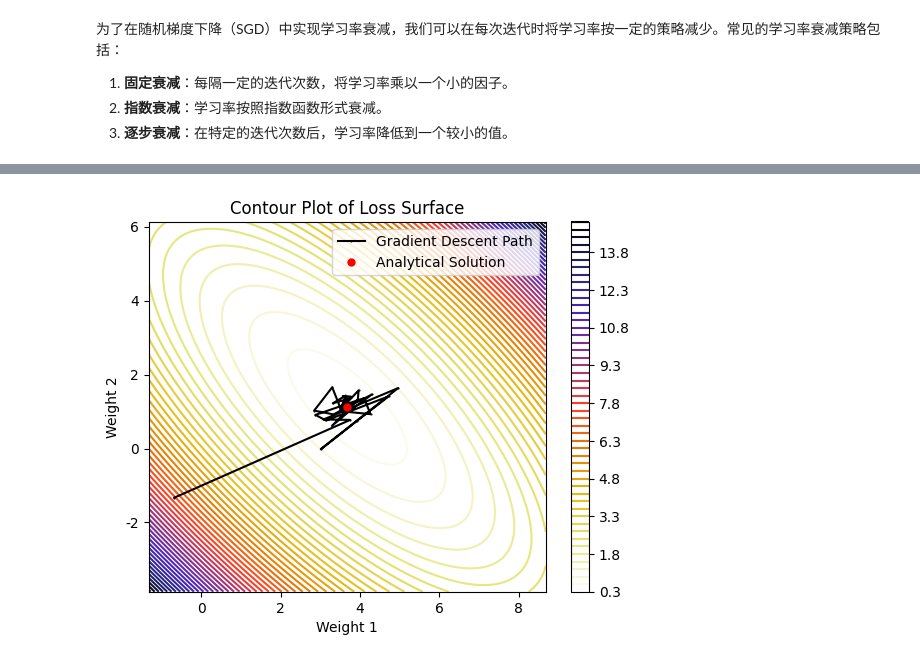
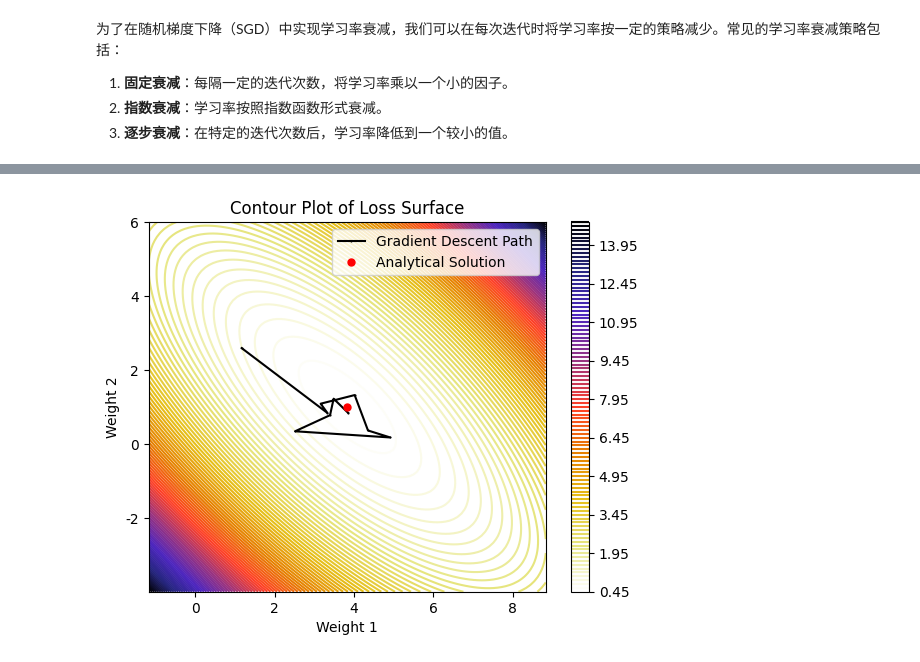
Before and after one commit to KevinCJM/FinTech, a Jupyter notebook: DeepLearning/3.1.3_SGD.ipynb, the cells around one changed output, grey strips where cells are left out. Saved outputs shown, nothing was run; the diff lists cells and outputs as text; code cells hidden in the pictures.

```diff
--- a/DeepLearning/3.1.3_SGD.ipynb
+++ b/DeepLearning/3.1.3_SGD.ipynb
@@ -73,9 +73,11 @@ $$
 # %%
 import numpy as np
 
+# 随机数据数量
+num_of_data = 20000
 # 生成数据
 np.random.seed(0)
-x_value = np.random.rand(100, 2)
-y_value = 4 * x_value[:, 0] + 0.5 * x_value[:, 1] + np.random.randn(100)  # 增加随机噪声
+x_value = np.random.rand(num_of_data, 2)
+y_value = 4 * x_value[:, 0] + 0.5 * x_value[:, 1] + np.random.randn(num_of_data)  # 增加随机噪声
 y_value
 # %% [output]
@@ -201,8 +175,8 @@ import numpy as np
 
 # 生成数据
 np.random.seed(0)
-x_value = np.random.rand(100, 2)
-y_value = 4 * x_value[:, 0] + 1 * x_value[:, 1] + np.random.randn(100)  # 增加随机噪声
+x_value = np.random.rand(num_of_data, 2)
+y_value = 4 * x_value[:, 0] + 1 * x_value[:, 1] + np.random.randn(num_of_data)  # 增加随机噪声
 
 # 添加偏置项列 (全1列)
 # x_value = np.hstack([x_value, np.ones((x_value.shape[0], 1))])  # x_value 现在是 100 x 3
@@ -210,11 +184,11 @@ y_value = 4 * x_value[:, 0] + 1 * x_value[:, 1] + np.random.randn(100)  # 增加
 # 初始化权重
 w = np.random.randn(2)  # 包括了对应于偏置项的权重
 
+# 总迭代次数
+iterations = 10000
+
 # 设置初始学习率
 initial_learning_rate = 0.99
-
-# 总迭代次数
-iterations = 10000
 
 # 计算衰减率
 final_learning_rate = 0.00001
@@ -282,13 +256,68 @@ loss_np
 # %%
+import time
+import numpy as np
 import matplotlib.pyplot as plt
+
+# 生成数据
+num_of_data = 200
+np.random.seed(0)
+x_value = np.random.rand(num_of_data, 2)
+y_value = 4 * x_value[:, 0] + 1 * x_value[:, 1] + np.random.randn(num_of_data)  # 增加随机噪声
+
+# 初始化权重
+w = np.random.randn(2)  # 包括了对应于偏置项的权重
+
+# 总迭代次数
+iterations = 1000
+# 设置初始学习率
+initial_learning_rate = 0.99
+learning_rate = initial_learning_rate
+# 最小学习率
+min_learning_rate = 0.01
 
 
 def mse_loss(x, y, w_i):
     n = len(y)
-    y_pred = x.dot(w_i)
-    loss = (1 / n) * np.sum(0.5 * (y_pred - y) ** 2)
-    return loss
+    y_p = x.dot(w_i)
+    the_loss = (1 / n) * np.sum(0.5 * (y_p - y) ** 2)
+    return the_loss
 
+
+# 执行 SGD
+weight_history = []
+s_t = time.time()
+for iteration in range(iterations):
+    # 计算当前学习率
+    learning_rate = max(min_learning_rate, learning_rate - (initial_learning_rate - min_learning_rate) / iterations)
+
+    # 随机选择一个样本
+    i = np.random.randint(0, x_value.shape[0])
+    x_i = x_value[i, :]
+    y_i = y_value[i]
+
+    # 计算预测值
+    y_pred = np.dot(x_i, w)
+
+    # 计算梯度
+    gradient = (y_pred - y_i) * x_i
+
+    # 更新权重
+    w -= learning_rate * gradient
+
+    # 打印中间结果
+    if iteration % 100 == 0:
+        loss = np.mean(0.5 * (np.dot(x_value, w) - y_value) ** 2)  # 计算当前损失
+        # print(f"Iteration {iteration}: Loss = {loss:.4f}, Learning Rate = {learning_rate:.6f}")
+        weight_history.append(w.copy())
+
+print('批量梯度下降耗时: ', time.time() - s_t)
+print('最终权重: ', w)
+print('最小损失: ', mse_loss(x_value, y_value, w))
+
+'''用 np.linalg 计算线性回归的解析解'''
+w_np, _, _, _ = np.linalg.lstsq(x_value, y_value, rcond=None)
+print('解析解权重: ', w_np)
+print('解析解损失: ', mse_loss(x_value, y_value, w_np))
 
 '''生成损失曲面等高线2D'''
 w1 = np.linspace(w_np[0] - 5, w_np[0] + 5, 100)
@@ -304,7 +333,7 @@ for i in range(w1.shape[0]):
 
 # 绘制等高线图
 fig, ax = plt.subplots()
-CS = ax.contour(w1, w2, losses, 50, cmap='CMRmap_r')  # 生成50层等高线
+CS = ax.contour(w1, w2, losses, 100, cmap='CMRmap_r')  # 生成1000层等高线
 plt.colorbar(CS)
 
 # 绘制梯度下降路径
@@ -325 +359 @@ plt.show()
-[figure, old version]
+[figure, new version]
```
Also changed, not shown: parts of 7 cells of this notebook, 3 other files.
